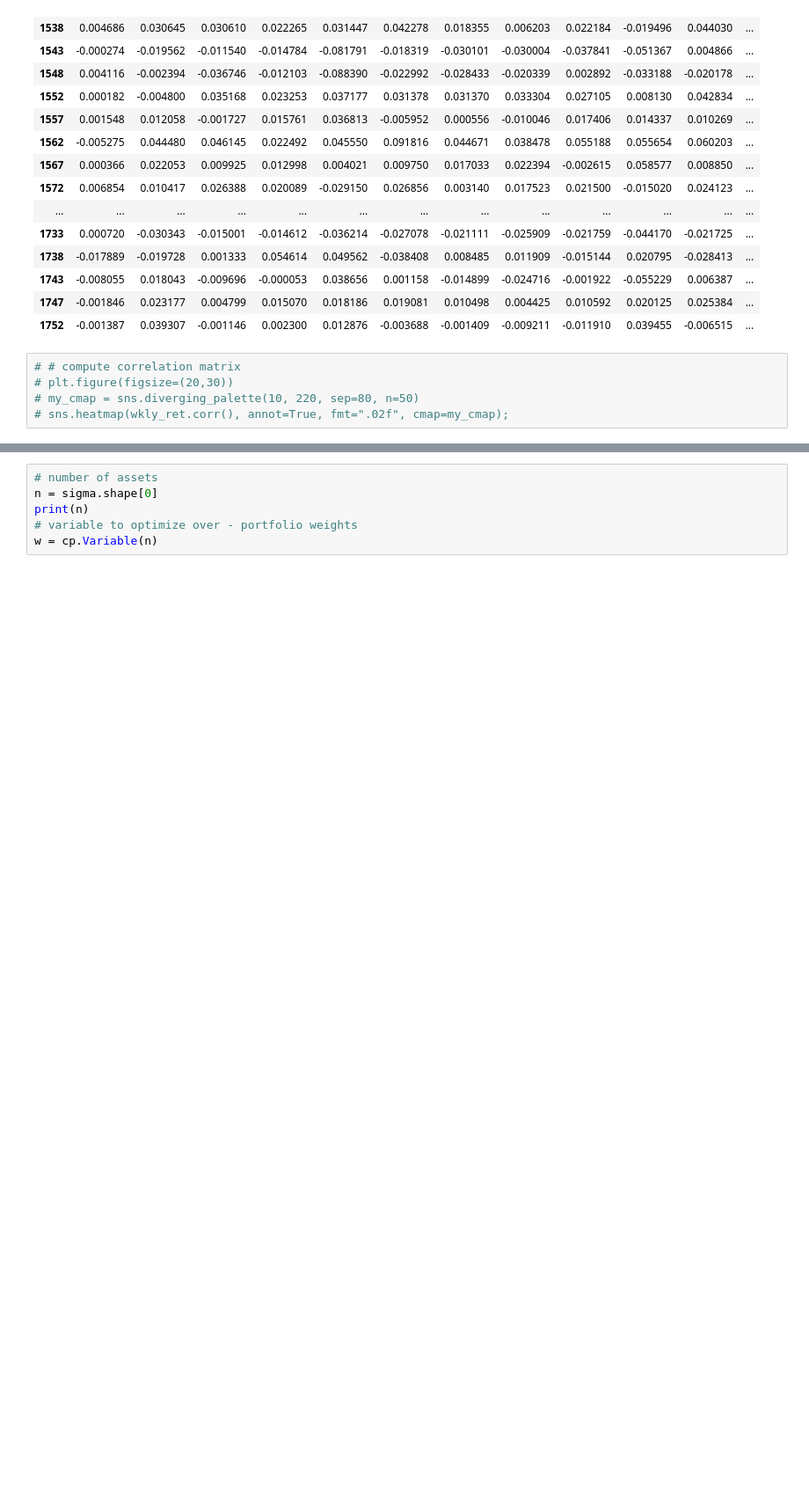
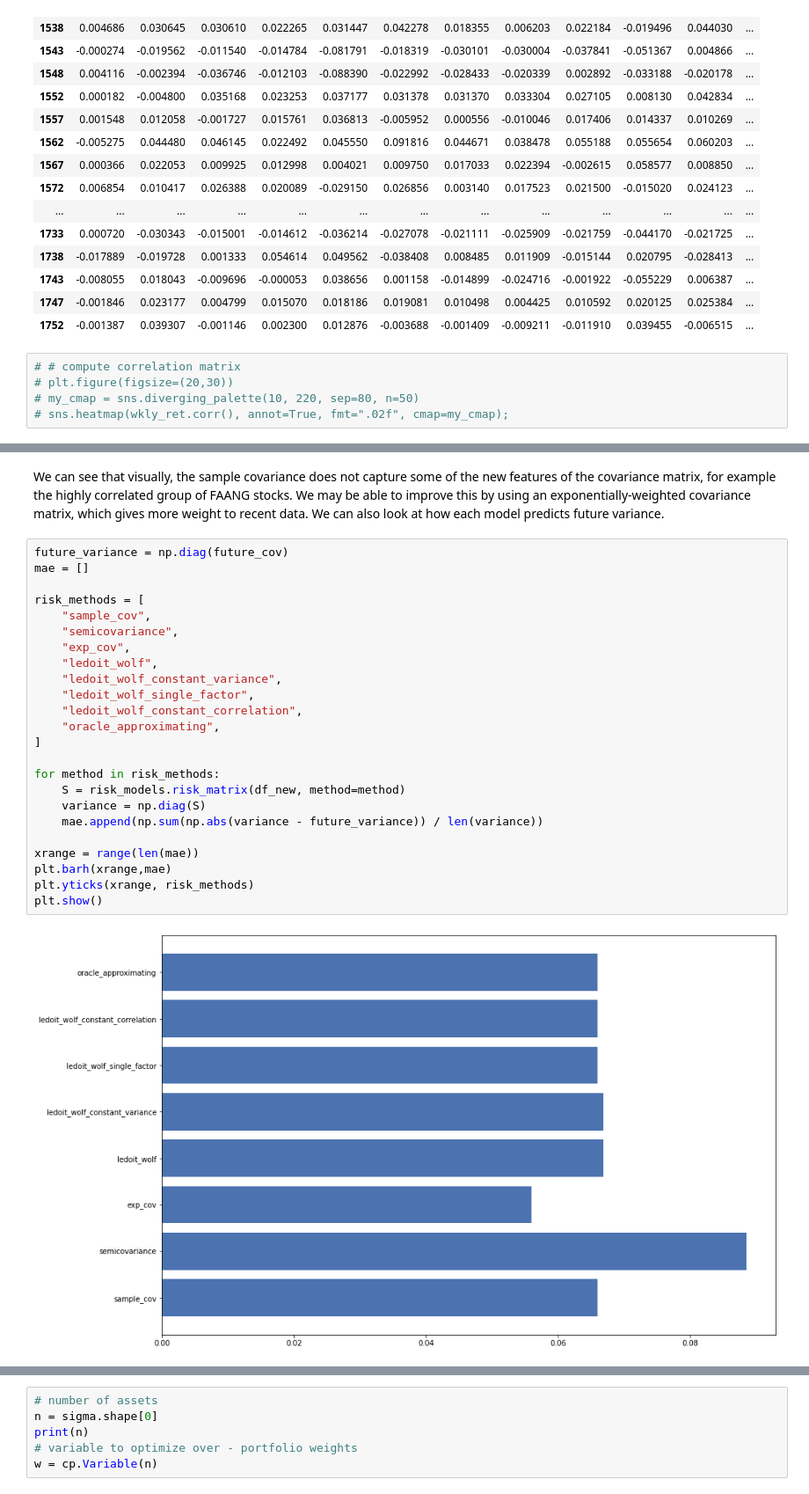
Before and after one commit to saritmaitra/mathematical_optimization_model, a Jupyter notebook: mathematical_optimization.ipynb, the cells around one changed output, grey strips where cells are left out. Shown at 88% size. Cells and saved outputs as stored; diff of their text form; blank space fills up the shorter version.

```diff
--- a/mathematical_optimization.ipynb
+++ b/mathematical_optimization.ipynb
@@ -126,0 +215,28 @@ asset_vols = np.sqrt(sigma)
+# %% [markdown]
+We can see that visually, the sample covariance does not capture some of the new features of the covariance matrix, for example the highly correlated group of FAANG stocks. We may be able to improve this by using an exponentially-weighted covariance matrix, which gives more weight to recent data. We can also look at how each model predicts future variance.
+# %%
+future_variance = np.diag(future_cov)
+mae = []
+
+risk_methods = [
+    "sample_cov",
+    "semicovariance",
+    "exp_cov",
+    "ledoit_wolf",
+    "ledoit_wolf_constant_variance",
+    "ledoit_wolf_single_factor",
+    "ledoit_wolf_constant_correlation",
+    "oracle_approximating",
+]
+
+for method in risk_methods:
+    S = risk_models.risk_matrix(df_new, method=method)
+    variance = np.diag(S)
+    mae.append(np.sum(np.abs(variance - future_variance)) / len(variance))
+
+xrange = range(len(mae))
+plt.barh(xrange,mae)
+plt.yticks(xrange, risk_methods)
+plt.show()
+# %% [output]
+[figure, added]
```
Also changed, not shown: parts of 29 cells of this notebook.
